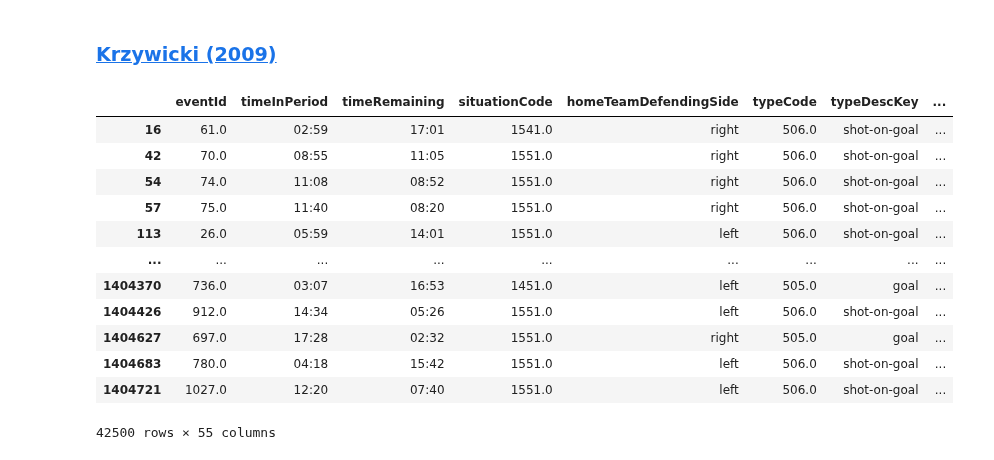
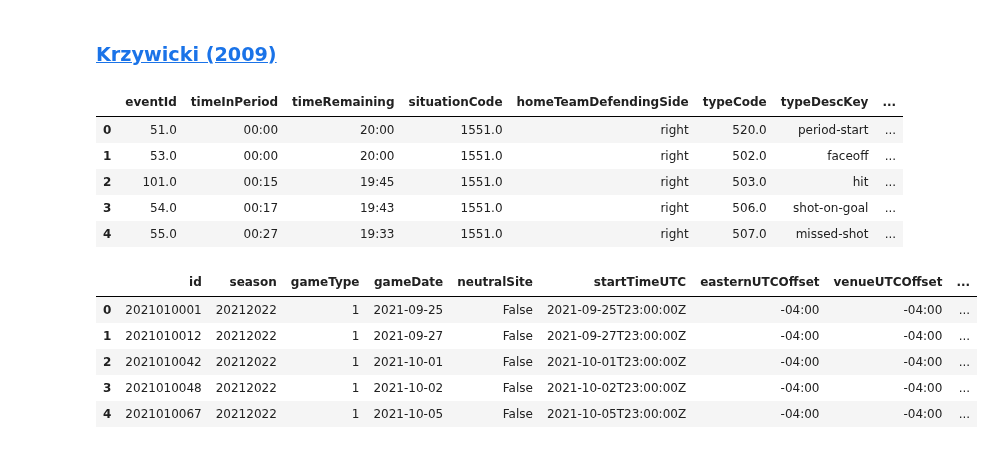
Before and after one commit to rromaniuk31/PhD-Research, a Jupyter notebook: Create_Historical_Models.ipynb, the cells around one changed output. Drawn from its saved outputs; the diff is of its cells as text; code cells hidden in the pictures.

```diff
--- a/Create_Historical_Models.ipynb
+++ b/Create_Historical_Models.ipynb
@@ -511,18 +538,20 @@ Brier Score:  0.09623833828472177
 # %% [markdown]
 ### [Krzywicki (2009)](https://www.hockeyanalytics.com/Research_files/SQ-DistAdj-RS0809-Krzywicki.pdf)
 # %%
-train_pbp[((train_pbp["typeDescKey"] == "shot-on-goal") | (train_pbp["typeDescKey"] == "goal")) & ((train_pbp["lastEvent"] == "takeaway") | (train_pbp["lastEvent"] == "giveaway"))]
+train_pbp.head()
 # %% [output]
 |  | eventId | timeInPeriod | timeRemaining | situationCode | homeTeamDefendingSide | typeCode | typeDescKey | ... |
-| 16 | 61.0 | 02:59 | 17:01 | 1541.0 | right | 506.0 | shot-on-goal | ... |
-| 42 | 70.0 | 08:55 | 11:05 | 1551.0 | right | 506.0 | shot-on-goal | ... |
-| 54 | 74.0 | 11:08 | 08:52 | 1551.0 | right | 506.0 | shot-on-goal | ... |
-| 57 | 75.0 | 11:40 | 08:20 | 1551.0 | right | 506.0 | shot-on-goal | ... |
-| 113 | 26.0 | 05:59 | 14:01 | 1551.0 | left | 506.0 | shot-on-goal | ... |
-| ... | ... | ... | ... | ... | ... | ... | ... | ... |
-| 1404370 | 736.0 | 03:07 | 16:53 | 1451.0 | left | 505.0 | goal | ... |
-| 1404426 | 912.0 | 14:34 | 05:26 | 1551.0 | left | 506.0 | shot-on-goal | ... |
-| 1404627 | 697.0 | 17:28 | 02:32 | 1551.0 | right | 505.0 | goal | ... |
-| 1404683 | 780.0 | 04:18 | 15:42 | 1551.0 | left | 506.0 | shot-on-goal | ... |
-| 1404721 | 1027.0 | 12:20 | 07:40 | 1551.0 | left | 506.0 | shot-on-goal | ... |
+| 0 | 51.0 | 00:00 | 20:00 | 1551.0 | right | 520.0 | period-start | ... |
+| 1 | 53.0 | 00:00 | 20:00 | 1551.0 | right | 502.0 | faceoff | ... |
+| 2 | 101.0 | 00:15 | 19:45 | 1551.0 | right | 503.0 | hit | ... |
+| 3 | 54.0 | 00:17 | 19:43 | 1551.0 | right | 506.0 | shot-on-goal | ... |
+| 4 | 55.0 | 00:27 | 19:33 | 1551.0 | right | 507.0 | missed-shot | ... |
-42500 rows × 55 columns
+# %%
+schedule.head()
+# %% [output]
+|  | id | season | gameType | gameDate | neutralSite | startTimeUTC | easternUTCOffset | venueUTCOffset | ... |
+| 0 | 2021010001 | 20212022 | 1 | 2021-09-25 | False | 2021-09-25T23:00:00Z | -04:00 | -04:00 | ... |
+| 1 | 2021010012 | 20212022 | 1 | 2021-09-27 | False | 2021-09-27T23:00:00Z | -04:00 | -04:00 | ... |
+| 2 | 2021010042 | 20212022 | 1 | 2021-10-01 | False | 2021-10-01T23:00:00Z | -04:00 | -04:00 | ... |
+| 3 | 2021010048 | 20212022 | 1 | 2021-10-02 | False | 2021-10-02T23:00:00Z | -04:00 | -04:00 | ... |
+| 4 | 2021010067 | 20212022 | 1 | 2021-10-05 | False | 2021-10-05T23:00:00Z | -04:00 | -04:00 | ... |
```
Also changed, not shown: parts of 4 cells of this notebook.
